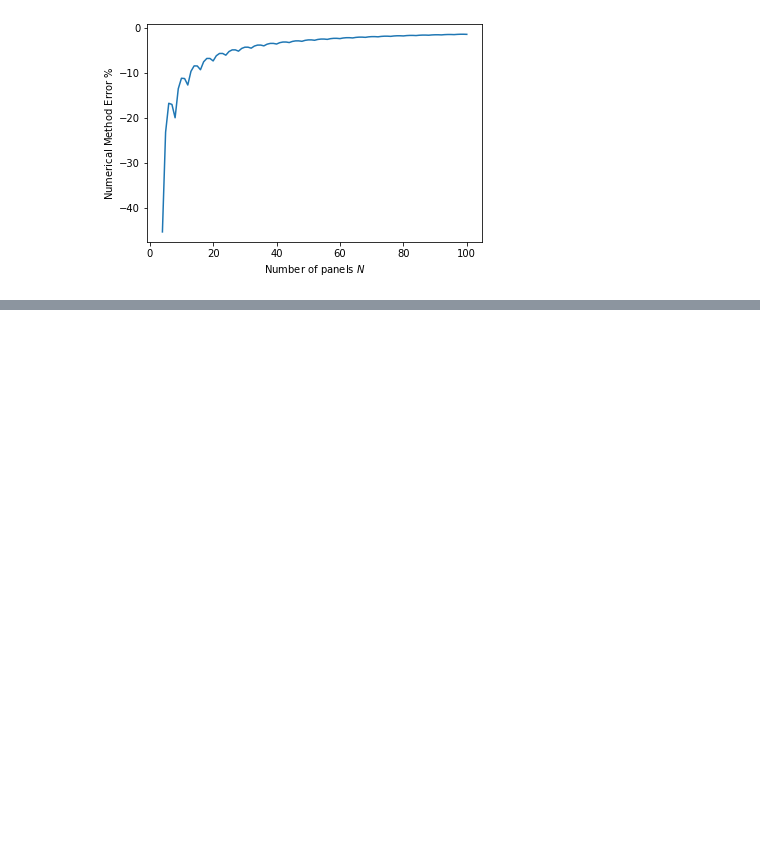
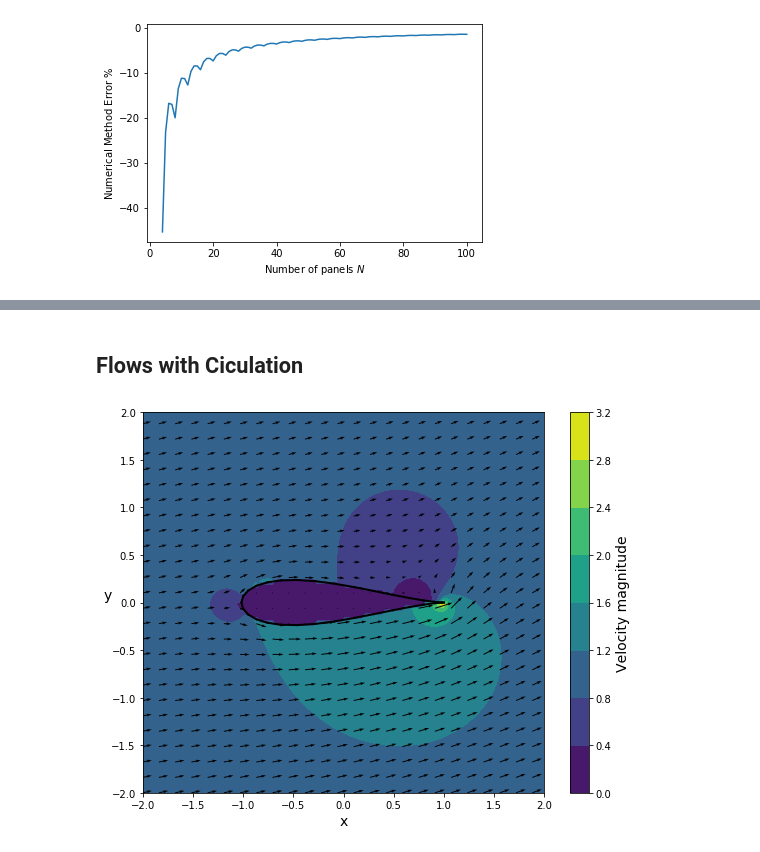
Before and after one commit to weymouth/MarineHydro, a Jupyter notebook: tutorials/notebook template.ipynb, the cells around one changed output, grey strips where cells are left out. Saved outputs shown, nothing was run; the diff lists cells and outputs as text; code cells hidden in the pictures; blank space fills up the shorter version.

```diff
--- a/tutorials/notebook template.ipynb
+++ b/tutorials/notebook template.ipynb
@@ -175,0 +258,9 @@ plt.xlabel(r'Number of panels $N$'),plt.ylabel(r'Numerical Method Error $\%$')
+# %% [markdown]
+## Flows with Ciculation
+# %%
+foil = vp.make_jfoil(32)
+alpha = np.pi/10
+foil.solve_gamma(alpha)
+foil.plot_flow()
+# %% [output]
+[figure, added]
```
Also changed, not shown: parts of 30 cells of this notebook.
